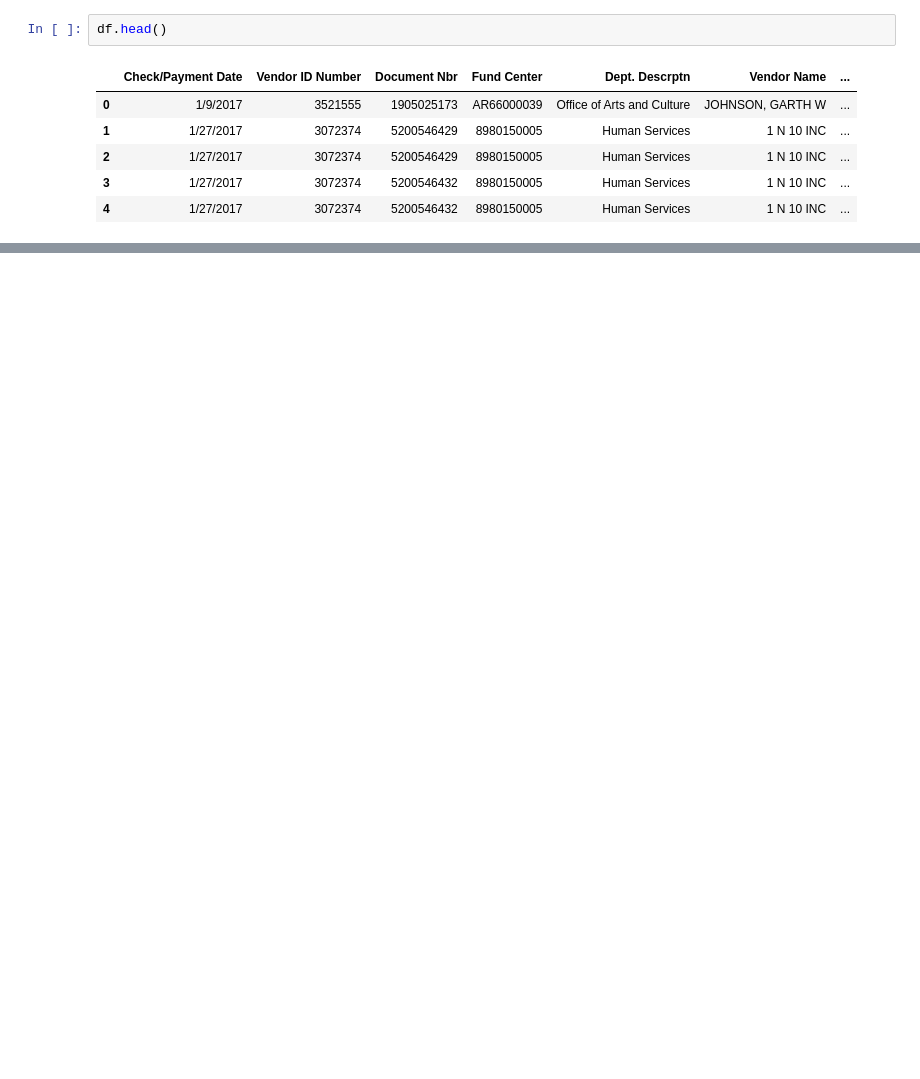
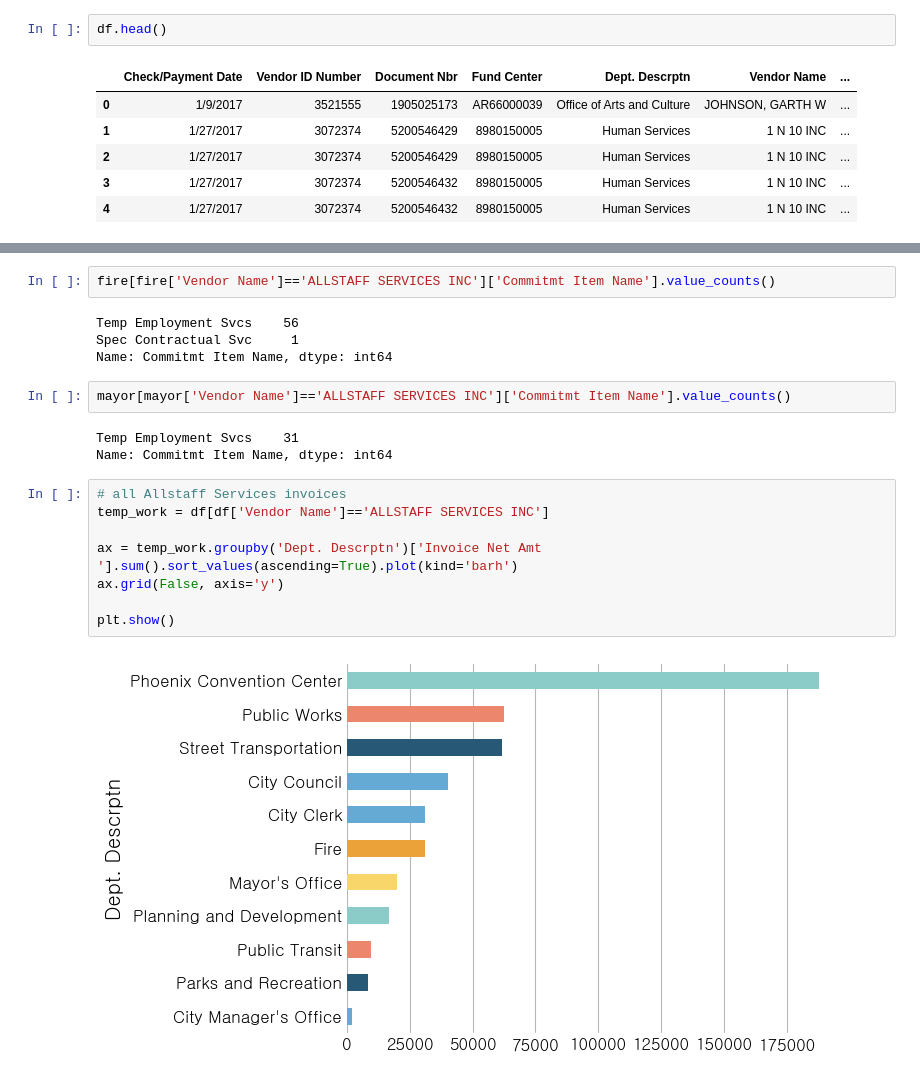
Before and after one commit to vpenney/data-studio, a Jupyter notebook: code/07-phoenix-vendors/Phoenix vendor payments.ipynb, the cells around one changed output, grey strips where cells are left out. Cells and saved outputs as stored; diff of their text form; blank space fills up the shorter version.

```diff
--- a/code/07-phoenix-vendors/Phoenix vendor payments.ipynb
+++ b/code/07-phoenix-vendors/Phoenix vendor payments.ipynb
@@ -104,0 +339,21 @@ df.sort_values(by='Invoice Net Amt ', ascending=False)
+# %%
+fire[fire['Vendor Name']=='ALLSTAFF SERVICES INC']['Commitmt Item Name'].value_counts()
+# %% [output]
+Temp Employment Svcs    56
+Spec Contractual Svc     1
+Name: Commitmt Item Name, dtype: int64
+# %%
+mayor[mayor['Vendor Name']=='ALLSTAFF SERVICES INC']['Commitmt Item Name'].value_counts()
+# %% [output]
+Temp Employment Svcs    31
+Name: Commitmt Item Name, dtype: int64
+# %%
+# all Allstaff Services invoices
+temp_work = df[df['Vendor Name']=='ALLSTAFF SERVICES INC']
+
+ax = temp_work.groupby('Dept. Descrptn')['Invoice Net Amt '].sum().sort_values(ascending=True).plot(kind='barh')
+ax.grid(False, axis='y')
+
+plt.show()
+# %% [output]
+[figure, added]
```
Also changed, not shown: parts of 24 cells of this notebook.
